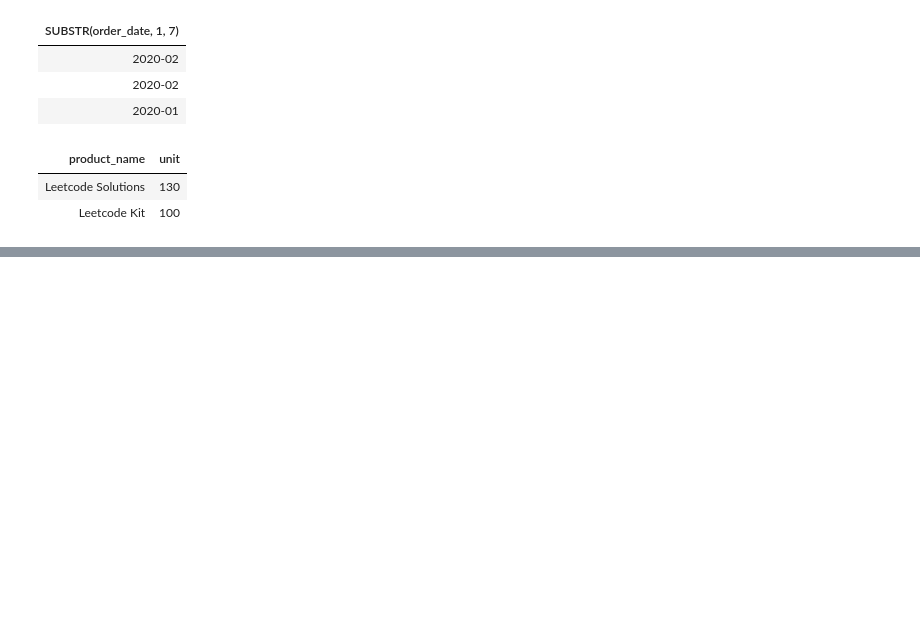
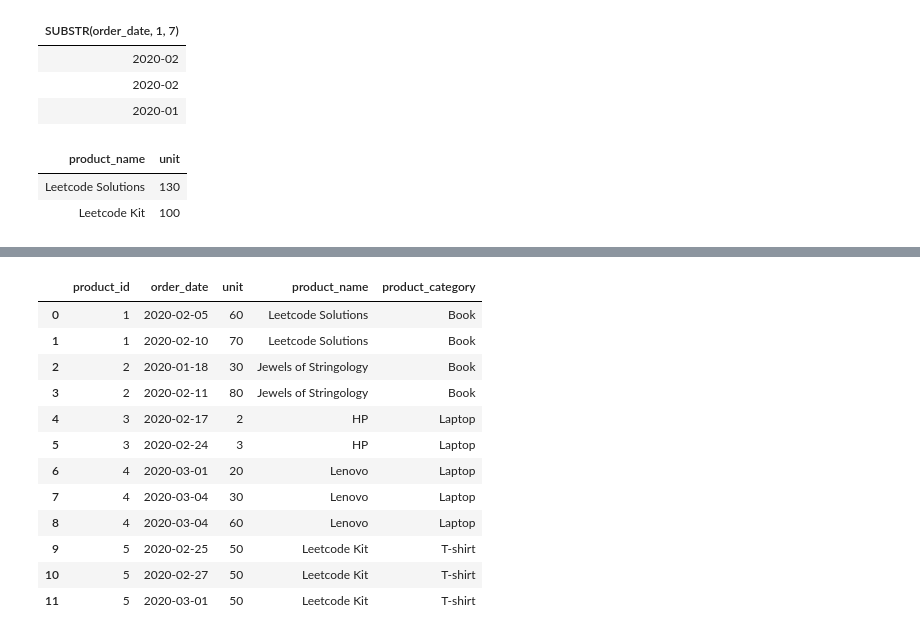
Before and after one commit to benkaan001/mysql_query_lab, a Jupyter notebook: mysql_query_lab/notebooks/leetcode50/07_06_list_the_products_ordered_in_a_period.ipynb, the cells around one changed output, grey strips where cells are left out. Saved outputs shown, nothing was run; the diff lists cells and outputs as text; code cells hidden in the pictures; blank space fills up the shorter version.

Commit message:
add 7.6  pandas solution

```diff
--- a/mysql_query_lab/notebooks/leetcode50/07_06_list_the_products_ordered_in_a_period.ipynb
+++ b/mysql_query_lab/notebooks/leetcode50/07_06_list_the_products_ordered_in_a_period.ipynb
@@ -115,0 +120,8 @@ HAVING SUM(unit) >= 100;
+# %%
+products_query = %sql SELECT * FROM Products # type: ignore
+orders_query = %sql SELECT * FROM Orders # type: ignore
+
+products_df = products_query.DataFrame()
+orders_df = orders_query.DataFrame()
+
+display(products_df, orders_df)
@@ -115,0 +148,16 @@ HAVING SUM(unit) >= 100;
+# %%
+orders_df.merge(products_df, on='product_id')
+# %% [output]
+|  | product_id | order_date | unit | product_name | product_category |
+| 0 | 1 | 2020-02-05 | 60 | Leetcode Solutions | Book |
+| 1 | 1 | 2020-02-10 | 70 | Leetcode Solutions | Book |
+| 2 | 2 | 2020-01-18 | 30 | Jewels of Stringology | Book |
+| 3 | 2 | 2020-02-11 | 80 | Jewels of Stringology | Book |
+| 4 | 3 | 2020-02-17 | 2 | HP | Laptop |
+| 5 | 3 | 2020-02-24 | 3 | HP | Laptop |
+| 6 | 4 | 2020-03-01 | 20 | Lenovo | Laptop |
+| 7 | 4 | 2020-03-04 | 30 | Lenovo | Laptop |
+| 8 | 4 | 2020-03-04 | 60 | Lenovo | Laptop |
+| 9 | 5 | 2020-02-25 | 50 | Leetcode Kit | T-shirt |
+| 10 | 5 | 2020-02-27 | 50 | Leetcode Kit | T-shirt |
+| 11 | 5 | 2020-03-01 | 50 | Leetcode Kit | T-shirt |
```
Also changed, not shown: parts of 14 cells of this notebook.
